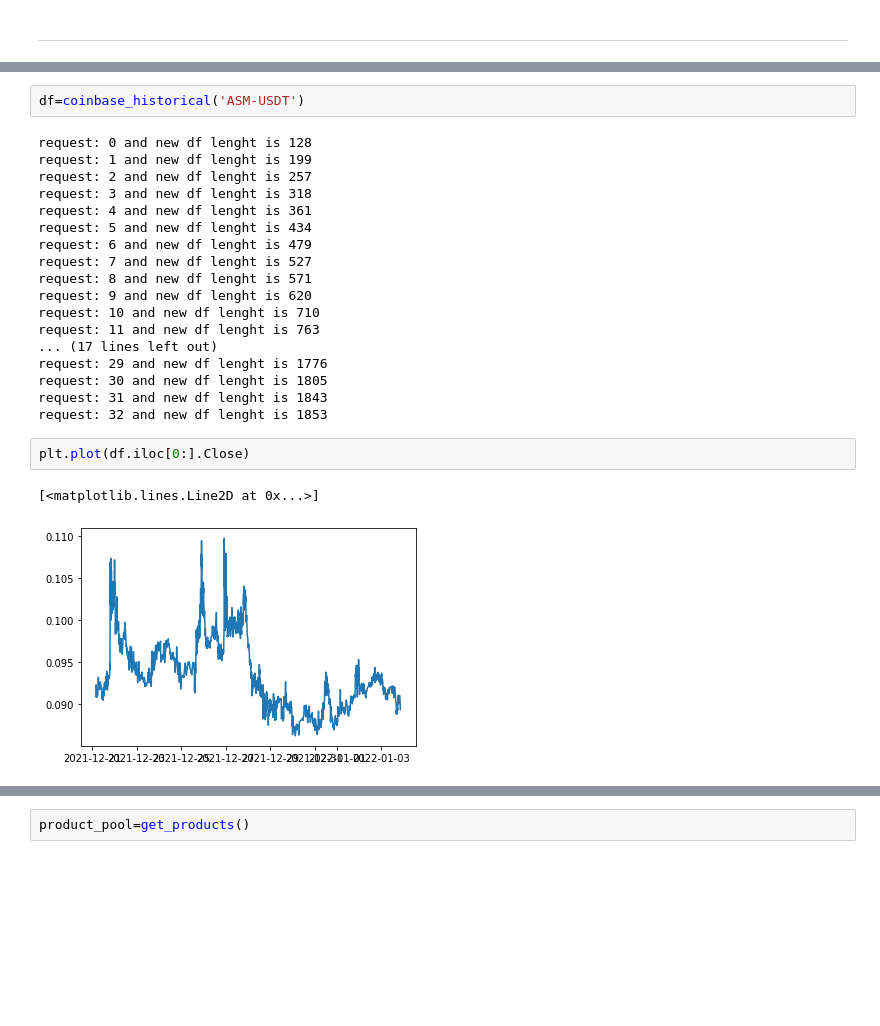
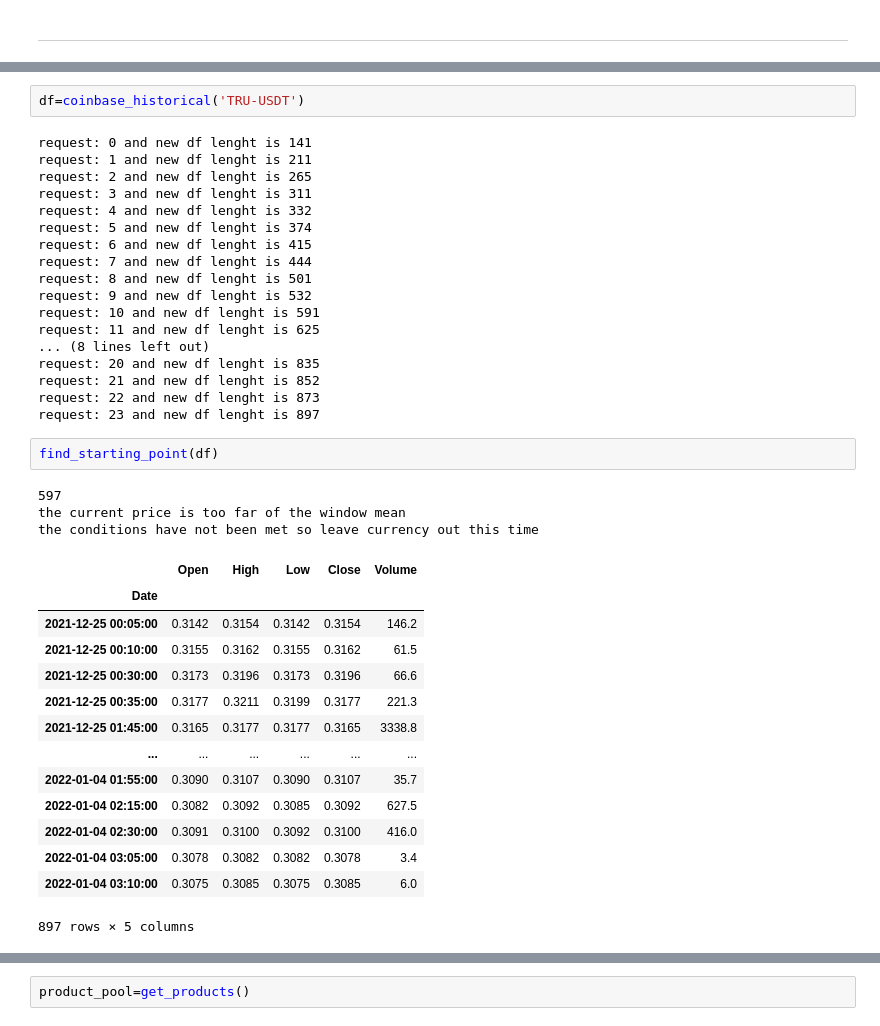
Before and after one commit to julia-claira/crypto, a Jupyter notebook: historical_data.ipynb, the cells around one changed output, grey strips where cells are left out. Cells and saved outputs as stored; diff of their text form; blank space fills up the shorter version.

```diff
--- a/historical_data.ipynb
+++ b/historical_data.ipynb
@@ -165,25 +190,40 @@ def coinbase_historical(crypto):
 # %%
-df=coinbase_historical('ASM-USDT')
+df=coinbase_historical('TRU-USDT')
 # %% [output]
-request: 0 and new df lenght is 128
-request: 1 and new df lenght is 199
-request: 2 and new df lenght is 257
-request: 3 and new df lenght is 318
-request: 4 and new df lenght is 361
-request: 5 and new df lenght is 434
-request: 6 and new df lenght is 479
-request: 7 and new df lenght is 527
-request: 8 and new df lenght is 571
-request: 9 and new df lenght is 620
-request: 10 and new df lenght is 710
-request: 11 and new df lenght is 763
-... (17 lines left out)
-request: 29 and new df lenght is 1776
-request: 30 and new df lenght is 1805
-request: 31 and new df lenght is 1843
-request: 32 and new df lenght is 1853
+request: 0 and new df lenght is 141
+request: 1 and new df lenght is 211
+request: 2 and new df lenght is 265
+request: 3 and new df lenght is 311
+request: 4 and new df lenght is 332
+request: 5 and new df lenght is 374
+request: 6 and new df lenght is 415
+request: 7 and new df lenght is 444
+request: 8 and new df lenght is 501
+request: 9 and new df lenght is 532
+request: 10 and new df lenght is 591
+request: 11 and new df lenght is 625
+... (8 lines left out)
+request: 20 and new df lenght is 835
+request: 21 and new df lenght is 852
+request: 22 and new df lenght is 873
+request: 23 and new df lenght is 897
-# %%
-plt.plot(df.iloc[0:].Close)
-# %% [output]
-[<matplotlib.lines.Line2D at 0x...>]
-[figure, removed]
+# %%
+find_starting_point(df)
+# %% [output]
+597
+the current price is too far of the window mean
+the conditions have not been met so leave currency out this time
+|  | Open | High | Low | Close | Volume |
+| Date |  |  |  |  |  |
+| 2021-12-25 00:05:00 | 0.3142 | 0.3154 | 0.3142 | 0.3154 | 146.2 |
+| 2021-12-25 00:10:00 | 0.3155 | 0.3162 | 0.3155 | 0.3162 | 61.5 |
+| 2021-12-25 00:30:00 | 0.3173 | 0.3196 | 0.3173 | 0.3196 | 66.6 |
+| 2021-12-25 00:35:00 | 0.3177 | 0.3211 | 0.3199 | 0.3177 | 221.3 |
+| 2021-12-25 01:45:00 | 0.3165 | 0.3177 | 0.3177 | 0.3165 | 3338.8 |
+| ... | ... | ... | ... | ... | ... |
+| 2022-01-04 01:55:00 | 0.3090 | 0.3107 | 0.3090 | 0.3107 | 35.7 |
+| 2022-01-04 02:15:00 | 0.3082 | 0.3092 | 0.3085 | 0.3092 | 627.5 |
+| 2022-01-04 02:30:00 | 0.3091 | 0.3100 | 0.3092 | 0.3100 | 416.0 |
+| 2022-01-04 03:05:00 | 0.3078 | 0.3082 | 0.3082 | 0.3078 | 3.4 |
+| 2022-01-04 03:10:00 | 0.3075 | 0.3085 | 0.3075 | 0.3085 | 6.0 |
+897 rows × 5 columns
```
Also changed, not shown: parts of 12 cells of this notebook.
